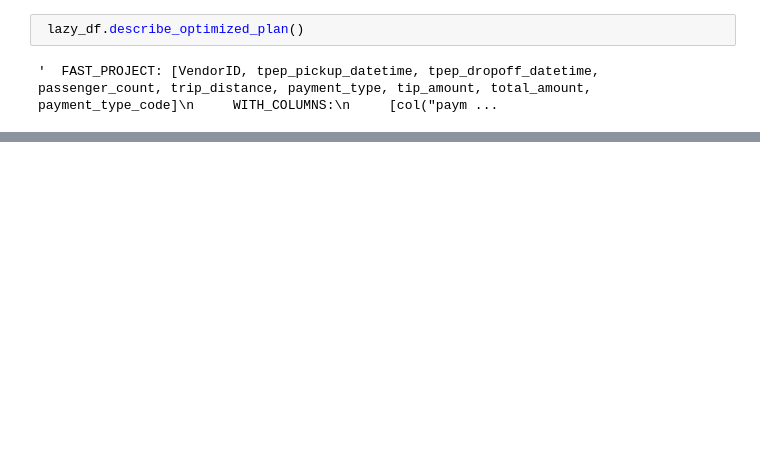
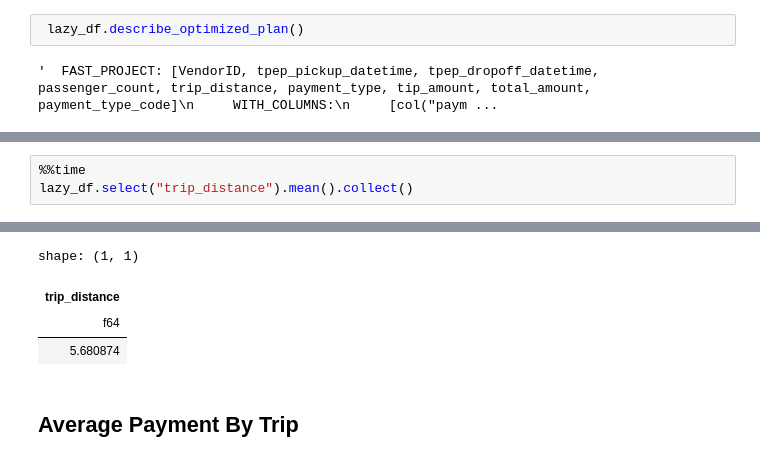
Before and after one commit to pabloqvazquez/polars-pandas, a Jupyter notebook: jupyter/Polars.ipynb, the cells around one changed output, grey strips where cells are left out. Drawn from its saved outputs; the diff is of its cells as text; blank space fills up the shorter version.

```diff
--- a/jupyter/Polars.ipynb
+++ b/jupyter/Polars.ipynb
@@ -207,0 +235,4 @@ shape: (100, 10)
+# %%
+%%time
+lazy_df.select("trip_distance").mean().collect()
+# %% [output]
@@ -207,0 +241,6 @@ shape: (100, 10)
+shape: (1, 1)
+| trip_distance |
+| f64 |
+| 5.680874 |
+# %% [markdown]
+## Average Payment By Trip
```
Also changed, not shown: parts of 13 cells of this notebook.
